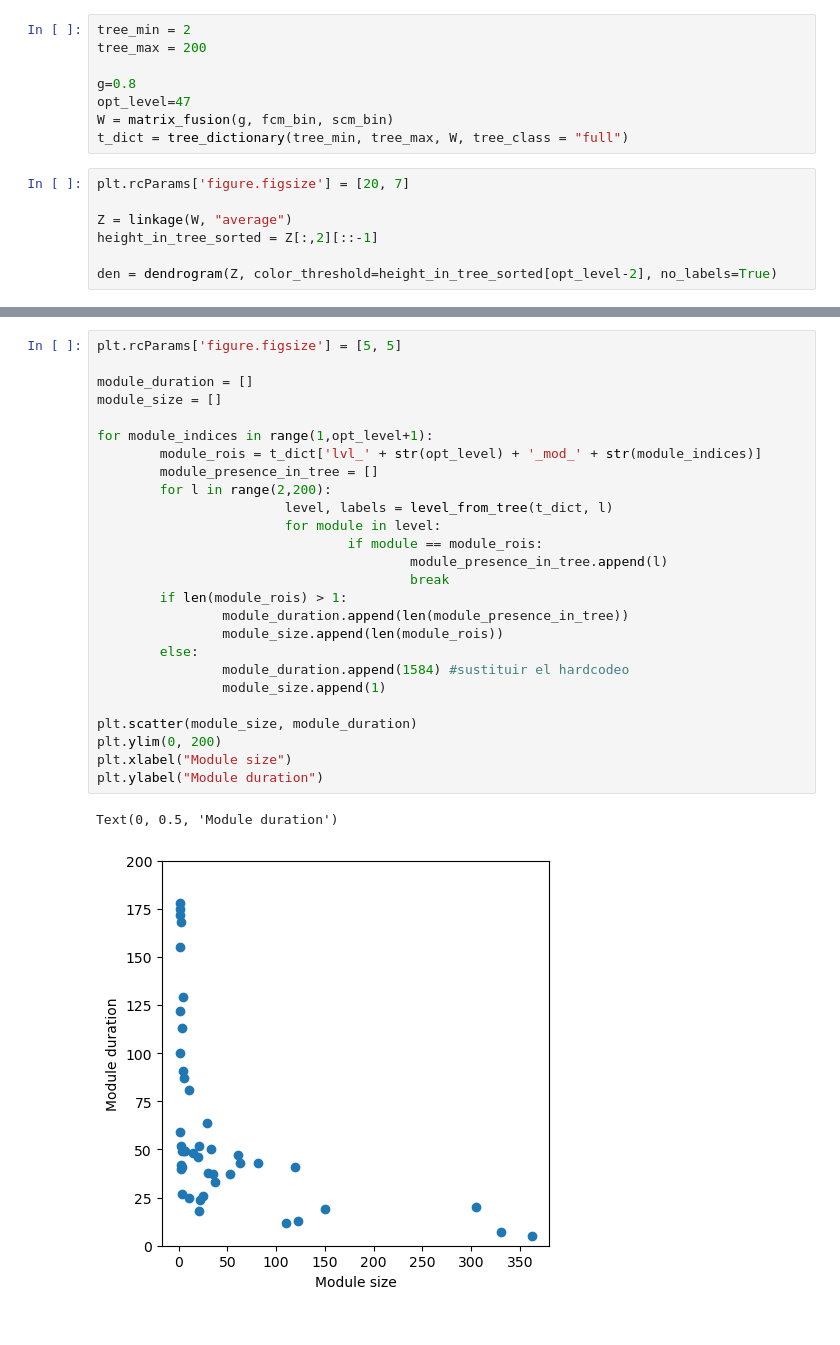
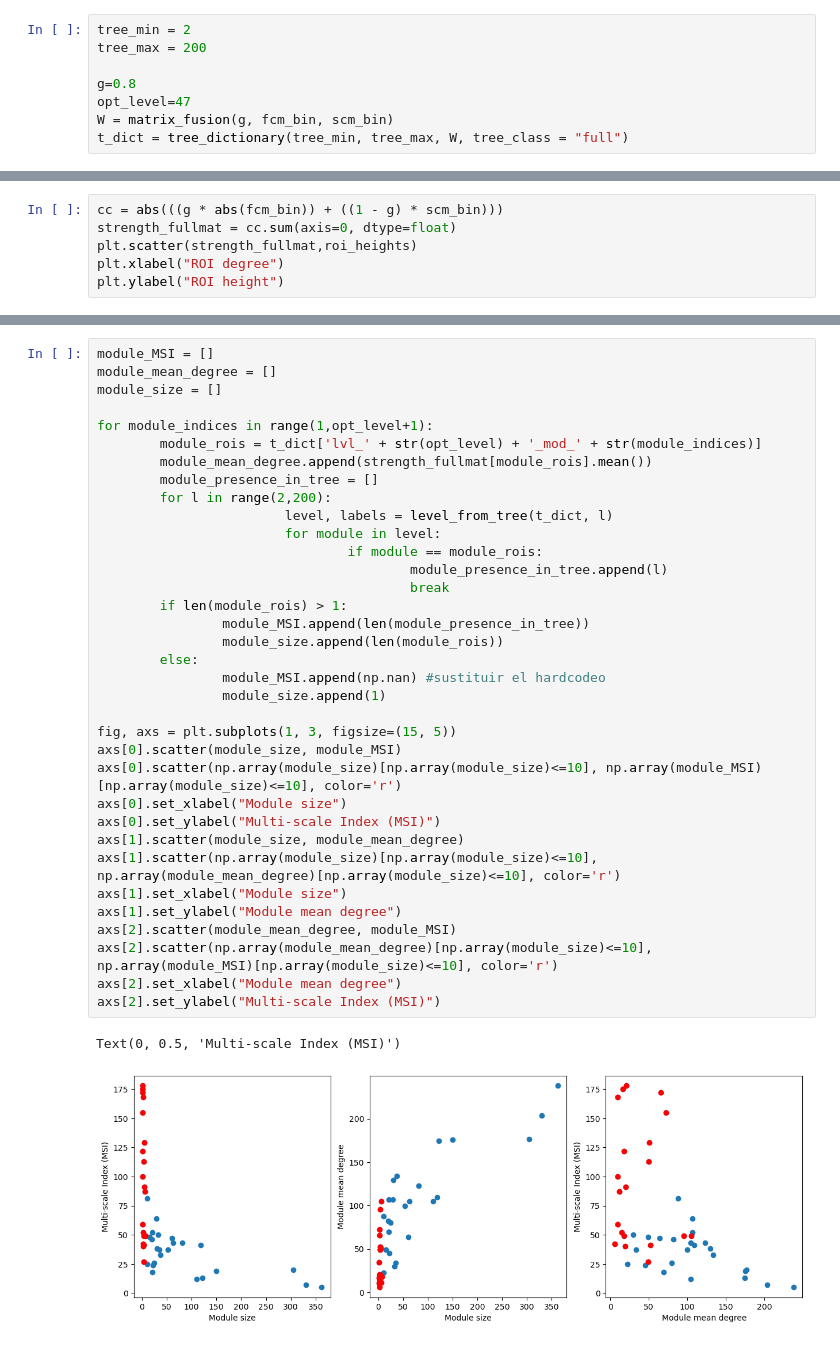
Before and after one commit to compneurobilbao/bha2, a Jupyter notebook: notebooks/05-tree-measures-for-optimal-parcellation.ipynb, the cells around one changed output, grey strips where cells are left out. Cells and saved outputs as stored; diff of their text form.

```diff
--- a/notebooks/05-tree-measures-for-optimal-parcellation.ipynb
+++ b/notebooks/05-tree-measures-for-optimal-parcellation.ipynb
@@ -70,10 +75,3 @@ g=0.8
 opt_level=47
 W = matrix_fusion(g, fcm_bin, scm_bin)
 t_dict = tree_dictionary(tree_min, tree_max, W, tree_class = "full")
-# %%
-plt.rcParams['figure.figsize'] = [20, 7]
-
-Z = linkage(W, "average")
-height_in_tree_sorted = Z[:,2][::-1]
-
-den = dendrogram(Z, color_threshold=height_in_tree_sorted[opt_level-2], no_labels=True)
@@ -114,0 +216,6 @@ len(den_mod['leaves'])
+# %%
+cc = abs(((g * abs(fcm_bin)) + ((1 - g) * scm_bin)))
+strength_fullmat = cc.sum(axis=0, dtype=float)
+plt.scatter(strength_fullmat,roi_heights)
+plt.xlabel("ROI degree")
+plt.ylabel("ROI height")
@@ -115,29 +225,38 @@ len(den_mod['leaves'])
 # %%
-plt.rcParams['figure.figsize'] = [5, 5]
-
-module_duration = []
+module_MSI = []
+module_mean_degree = []
 module_size = []
 
 for module_indices in range(1,opt_level+1):
         module_rois = t_dict['lvl_' + str(opt_level) + '_mod_' + str(module_indices)]
+        module_mean_degree.append(strength_fullmat[module_rois].mean())
         module_presence_in_tree = []
         for l in range(2,200):
                         level, labels = level_from_tree(t_dict, l)
                         for module in level:
                                 if module == module_rois:
                                         module_presence_in_tree.append(l)
                                         break
         if len(module_rois) > 1:
-                module_duration.append(len(module_presence_in_tree))
+                module_MSI.append(len(module_presence_in_tree))
                 module_size.append(len(module_rois))
         else:
-                module_duration.append(1584) #sustituir el hardcodeo
+                module_MSI.append(np.nan) #sustituir el hardcodeo
                 module_size.append(1)
 
-plt.scatter(module_size, module_duration)
-plt.ylim(0, 200)
-plt.xlabel("Module size")
-plt.ylabel("Module duration")
+fig, axs = plt.subplots(1, 3, figsize=(15, 5))
+axs[0].scatter(module_size, module_MSI)
+axs[0].scatter(np.array(module_size)[np.array(module_size)<=10], np.array(module_MSI)[np.array(module_size)<=10], color='r')
+axs[0].set_xlabel("Module size")
+axs[0].set_ylabel("Multi-scale Index (MSI)")
+axs[1].scatter(module_size, module_mean_degree)
+axs[1].scatter(np.array(module_size)[np.array(module_size)<=10], np.array(module_mean_degree)[np.array(module_size)<=10], color='r')
+axs[1].set_xlabel("Module size")
+axs[1].set_ylabel("Module mean degree")
+axs[2].scatter(module_mean_degree, module_MSI)
+axs[2].scatter(np.array(module_mean_degree)[np.array(module_size)<=10], np.array(module_MSI)[np.array(module_size)<=10], color='r')
+axs[2].set_xlabel("Module mean degree")
+axs[2].set_ylabel("Multi-scale Index (MSI)")
 # %% [output]
-Text(0, 0.5, 'Module duration')
+Text(0, 0.5, 'Multi-scale Index (MSI)')
-[figure, old version]
+[figure, new version]
```
Also changed, not shown: parts of 22 cells of this notebook, 7 other files.
